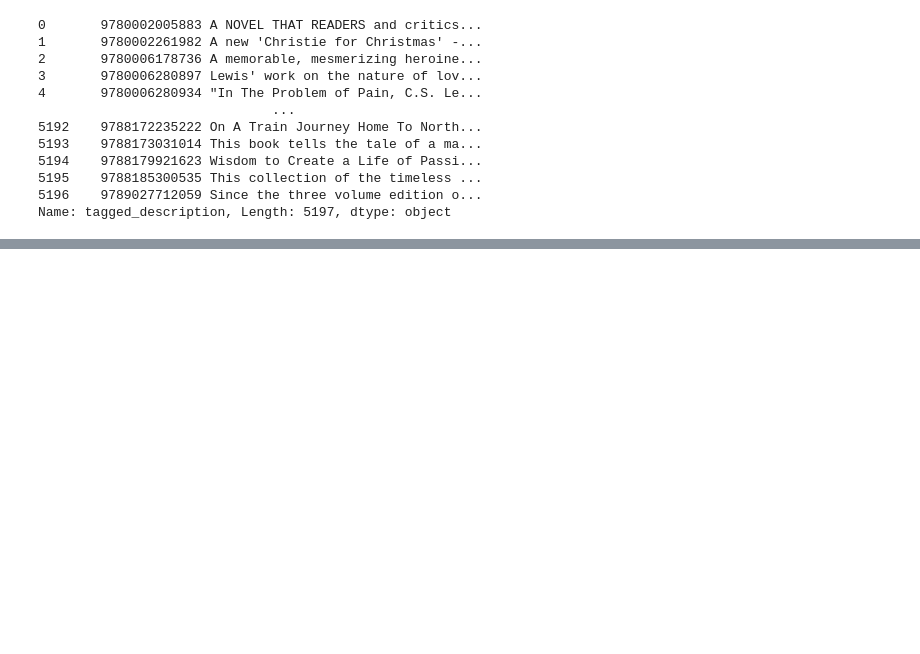
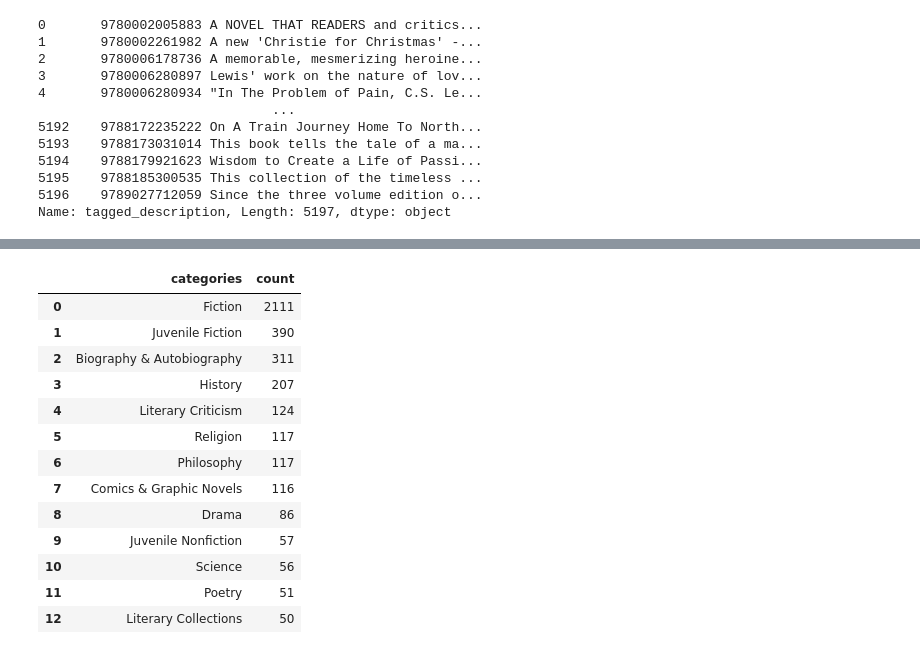
Before and after one commit to SBM004/Book_reccomender, a Jupyter notebook: vector_search.ipynb, the cells around one changed output, grey strips where cells are left out. Saved outputs shown, nothing was run; the diff lists cells and outputs as text; code cells hidden in the pictures; blank space fills up the shorter version.

```diff
--- a/vector_search.ipynb
+++ b/vector_search.ipynb
@@ -69,0 +160,17 @@ NameError: name 'LRScheduler' is not defined
+# %%
+books["categories"].value_counts().reset_index().query("count >= 50")
+# %% [output]
+|  | categories | count |
+| 0 | Fiction | 2111 |
+| 1 | Juvenile Fiction | 390 |
+| 2 | Biography & Autobiography | 311 |
+| 3 | History | 207 |
+| 4 | Literary Criticism | 124 |
+| 5 | Religion | 117 |
+| 6 | Philosophy | 117 |
+| 7 | Comics & Graphic Novels | 116 |
+| 8 | Drama | 86 |
+| 9 | Juvenile Nonfiction | 57 |
+| 10 | Science | 56 |
+| 11 | Poetry | 51 |
+| 12 | Literary Collections | 50 |
```
Also changed, not shown: parts of 36 cells of this notebook, 1 other file.
